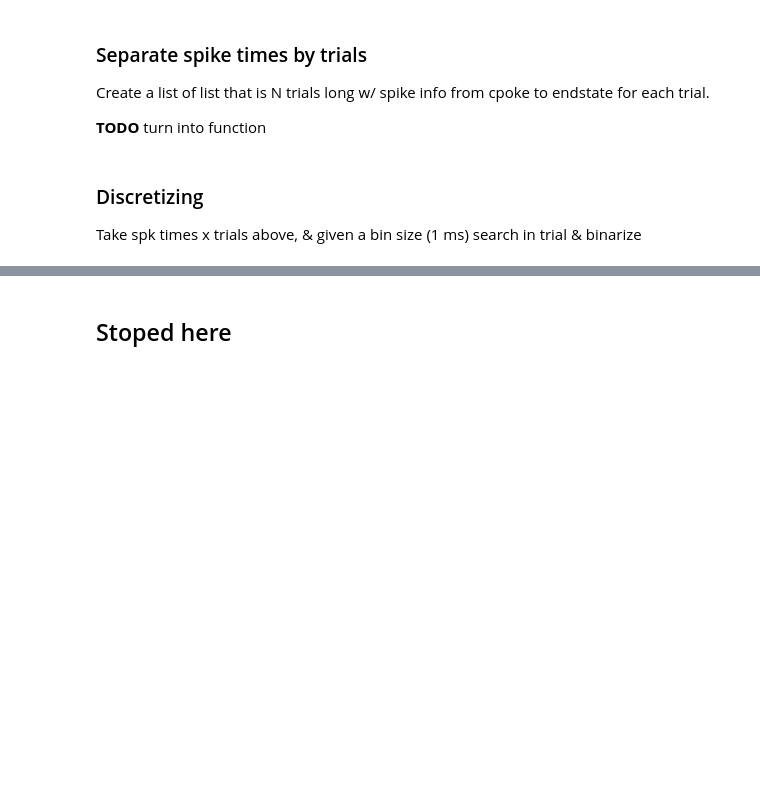
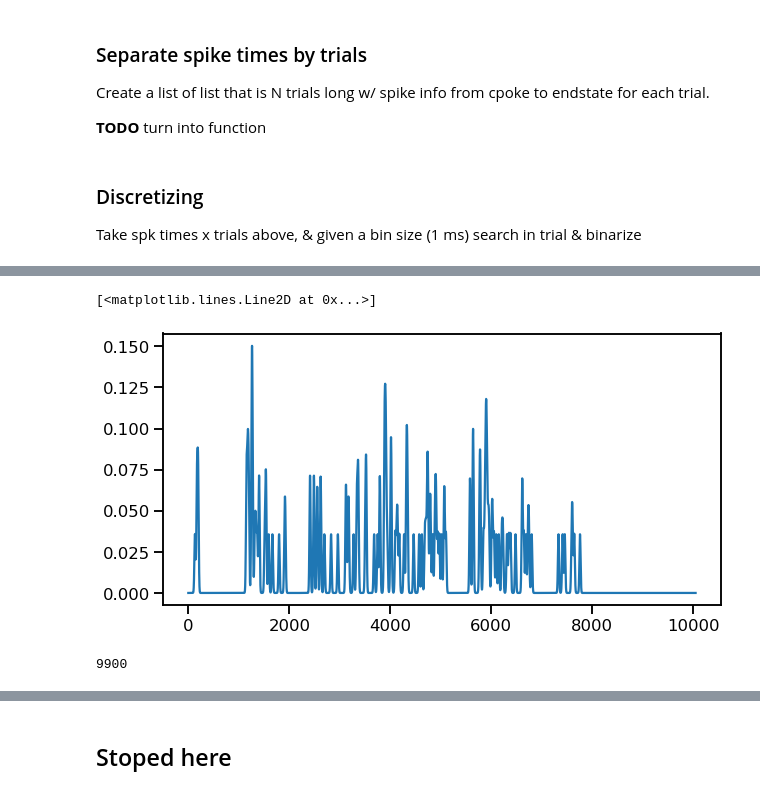
Before and after one commit to Brody-Lab/jbreda_PWM_mPFC_analysis, a Jupyter notebook: W122_08_06_2019_1_fromSD.ipynb, the cells around one changed output, grey strips where cells are left out. Saved outputs shown, nothing was run; the diff lists cells and outputs as text; code cells hidden in the pictures; blank space fills up the shorter version.

```diff
--- a/W122_08_06_2019_1_fromSD.ipynb
+++ b/W122_08_06_2019_1_fromSD.ipynb
@@ -52,7 +53,7 @@ raster = test_neurovis.get_raster(event= 'aud1_on', binsize = 100, df = beh_df,
 # %%
 
 # initialize
-tr_times = np.zeros((len(beh_df),2))
+tr_times_ = np.zeros((len(beh_df),2))
 tr_spk_L = []
 
 # make counter bc idx is not continous
@@ -79,6 +80,9 @@ for idx, row in beh_df.iterrows():
     tr+=1
 
     # grab spike time within trial window & append them
+    valid_spike_times = test_neuron[np.logical_and(test_neuron >= tr_start, test_neuron <= tr_end)]
+
+    ## deal with padding
     tr_spk_L.append(test_neuron[np.logical_and(test_neuron >= tr_start, test_neuron <= tr_end)])
 # %% [markdown]
 ### Discretizing
@@ -121,0 +129,11 @@ plt.plot(gaussian_filter(tr_spk_binary[0], sigma = .15))
+# %%
+spike_train = tr_spk_binary[5]
+fig, ax = plt.subplots(figsize = (10,5))
+plt.plot(np.convolve(spike_train, kernal))
+# %% [output]
+[<matplotlib.lines.Line2D at 0x...>]
+[figure, added]
+# %%
+len(tr_spk_binary[6])
+# %% [output]
+9900
```
Also changed, not shown: parts of 12 cells of this notebook, 30 other files.
